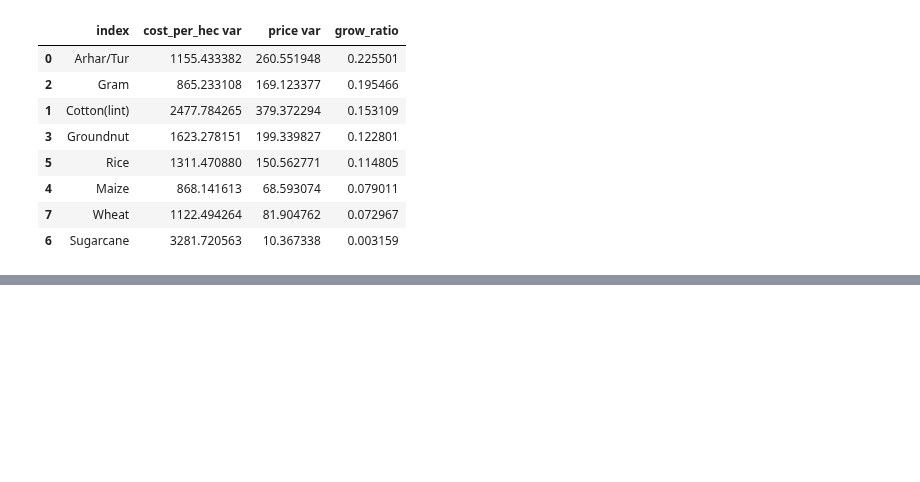
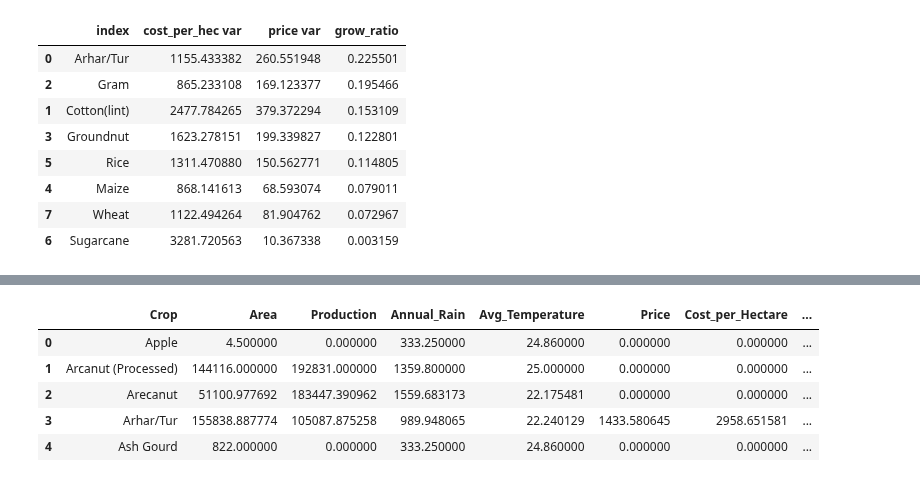
Before and after one commit to nitinvbharti/Agriculture_Analysis, a Jupyter notebook: Agro_analysis.ipynb, the cells around one changed output, grey strips where cells are left out. Saved outputs shown, nothing was run; the diff lists cells and outputs as text; code cells hidden in the pictures; blank space fills up the shorter version.

```diff
--- a/Agro_analysis.ipynb
+++ b/Agro_analysis.ipynb
@@ -1059,0 +1075,12 @@ slope_data.sort_values(by = 'grow_ratio', ascending = False)
+# %%
+for_cluster = merged_all[['Crop', 'Area', 'Production', 'Annual_Rain','Avg_Temperature', 'Price', 'Cost_per_Hectare', 'Cost_per_quintal','Suicides']]
+for_cluster = for_cluster.groupby(['Crop']).agg('mean').reset_index()
+for_cluster = for_cluster.drop(28)
+for_cluster.head()
+# %% [output]
+|  | Crop | Area | Production | Annual_Rain | Avg_Temperature | Price | Cost_per_Hectare | ... |
+| 0 | Apple | 4.500000 | 0.000000 | 333.250000 | 24.860000 | 0.000000 | 0.000000 | ... |
+| 1 | Arcanut (Processed) | 144116.000000 | 192831.000000 | 1359.800000 | 25.000000 | 0.000000 | 0.000000 | ... |
+| 2 | Arecanut | 51100.977692 | 183447.390962 | 1559.683173 | 22.175481 | 0.000000 | 0.000000 | ... |
+| 3 | Arhar/Tur | 155838.887774 | 105087.875258 | 989.948065 | 22.240129 | 1433.580645 | 2958.651581 | ... |
+| 4 | Ash Gourd | 822.000000 | 0.000000 | 333.250000 | 24.860000 | 0.000000 | 0.000000 | ... |
```
Also changed, not shown: parts of 7 cells of this notebook.
